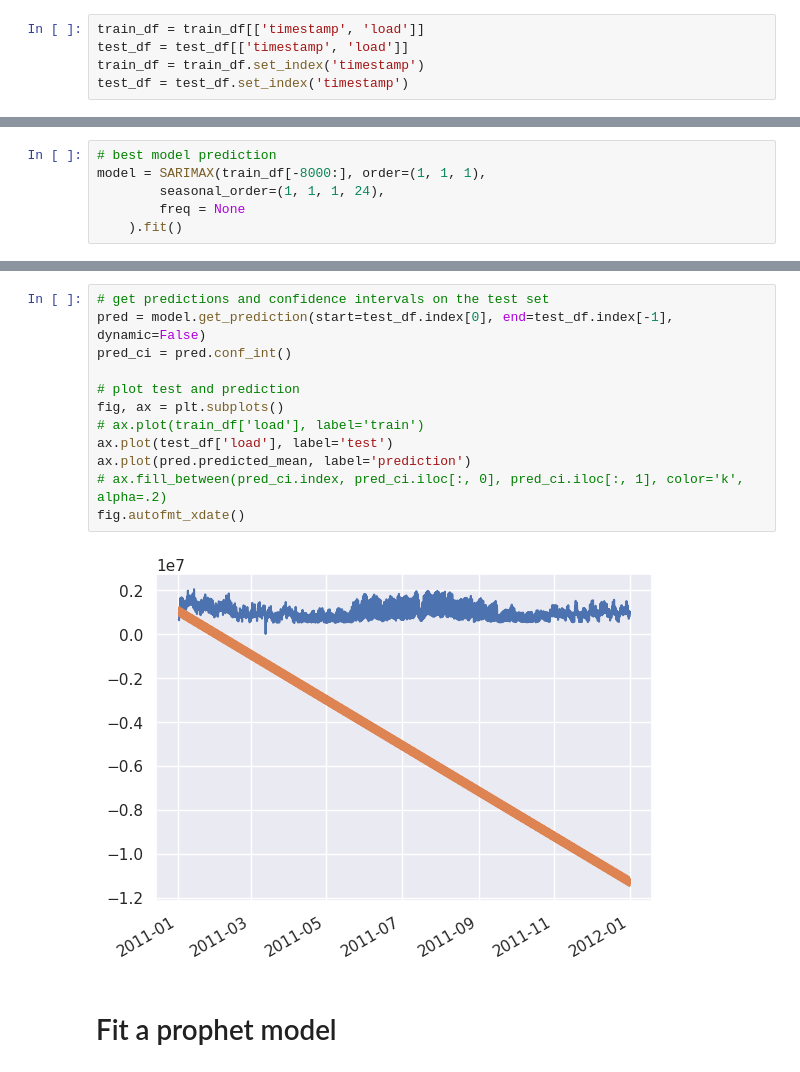
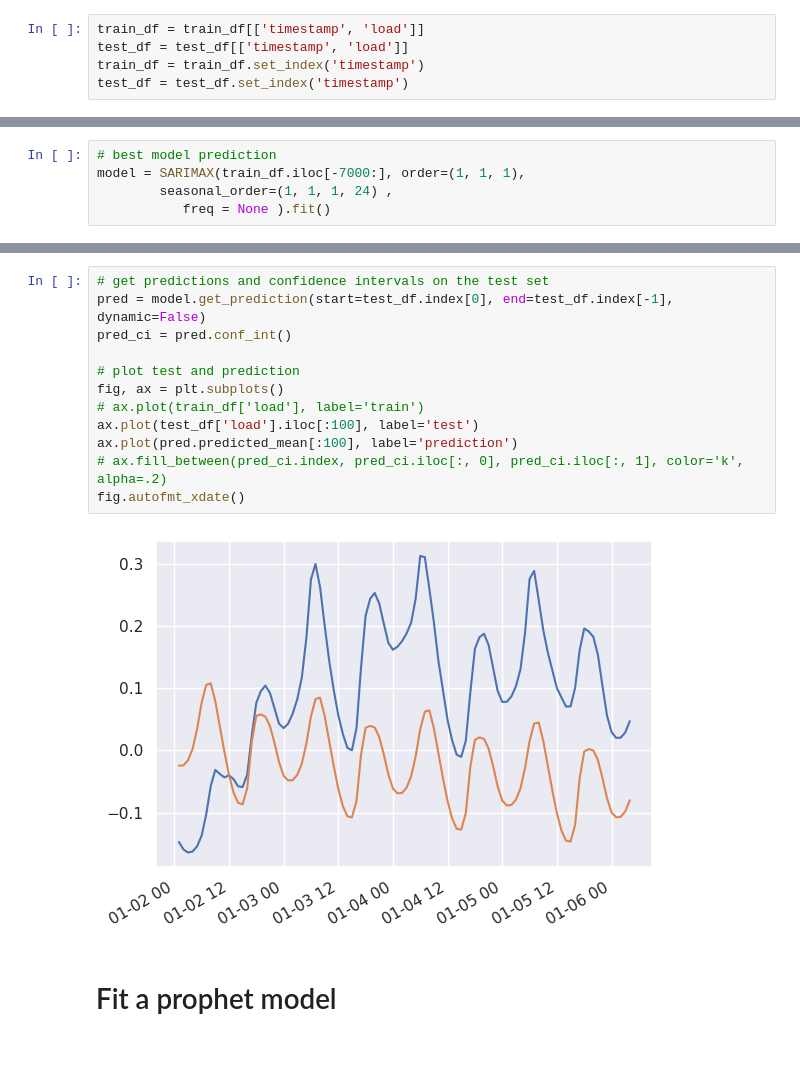
Before and after one commit to dormoyi/CS229B_final_project, a Jupyter notebook: sarima_baseline.ipynb, the cells around one changed output, grey strips where cells are left out. Cells and saved outputs as stored; diff of their text form.

Commit message:
sarima correction

```diff
--- a/sarima_baseline.ipynb
+++ b/sarima_baseline.ipynb
@@ -366,7 +346,6 @@ Error:
 # %%
 # best model prediction
-model = SARIMAX(train_df[-8000:], order=(1, 1, 1),
-        seasonal_order=(1, 1, 1, 24),
-        freq = None
-    ).fit()
+model = SARIMAX(train_df.iloc[-7000:], order=(1, 1, 1),
+        seasonal_order=(1, 1, 1, 24) ,
+           freq = None ).fit()
 # %% [output]
@@ -391,17 +380,17 @@ CONVERGENCE: NORM_OF_PROJECTED_GRADIENT_<=_PGTOL
 # %%
 # get predictions and confidence intervals on the test set
 pred = model.get_prediction(start=test_df.index[0], end=test_df.index[-1], dynamic=False)
 pred_ci = pred.conf_int()
 
 # plot test and prediction
 fig, ax = plt.subplots()
 # ax.plot(train_df['load'], label='train')
-ax.plot(test_df['load'], label='test')
-ax.plot(pred.predicted_mean, label='prediction')
+ax.plot(test_df['load'].iloc[:100], label='test')
+ax.plot(pred.predicted_mean[:100], label='prediction')
 # ax.fill_between(pred_ci.index, pred_ci.iloc[:, 0], pred_ci.iloc[:, 1], color='k', alpha=.2)
 fig.autofmt_xdate()
 # %% [output]
-[figure, old version]
+[figure, new version]
 # %% [markdown]
 # Fit a prophet model
 # %%
```
Also changed, not shown: parts of 3 cells of this notebook.
